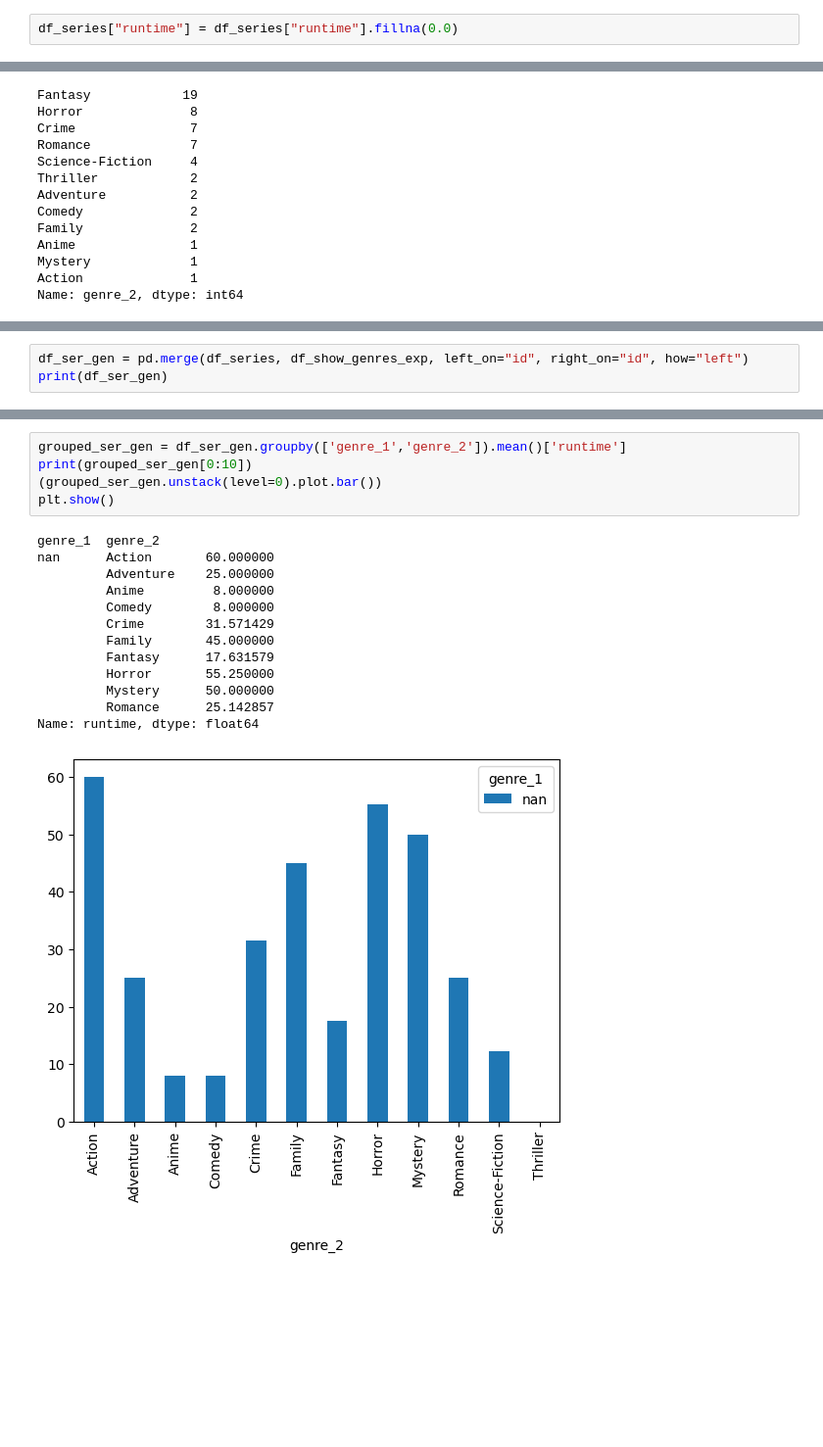
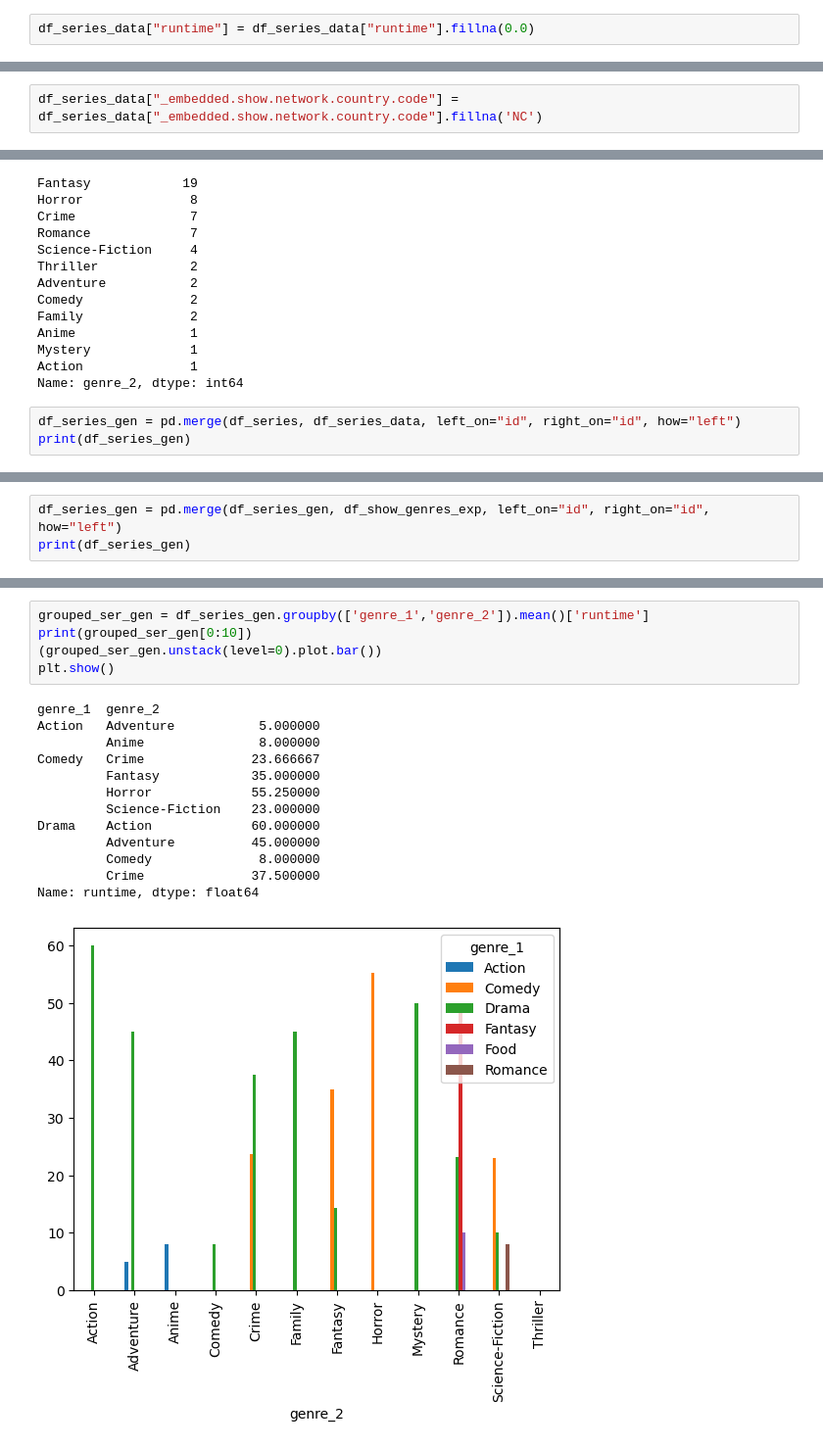
Before and after one commit to marya790/data_engineer, a Jupyter notebook: src/profiler.ipynb, the cells around one changed output, grey strips where cells are left out. Shown at 98% size. Cells and saved outputs as stored; diff of their text form; blank space fills up the shorter version.

```diff
--- a/src/profiler.ipynb
+++ b/src/profiler.ipynb
@@ -269,4 +312,4 @@ Data columns (total 11 columns):
 dtypes: float64(2), int64(3), object(6)
 memory usage: 7.9+ KB
 # %%
-df_series["runtime"] = df_series["runtime"].fillna(0.0)
+df_series_data["runtime"] = df_series_data["runtime"].fillna(0.0)
@@ -273 +327,3 @@ df_series["runtime"] = df_series["runtime"].fillna(0.0)
+# %%
+df_series_data["_embedded.show.network.country.code"] = df_series_data["_embedded.show.network.country.code"].fillna('NC')
 # %%
@@ -412,3 +454,6 @@ Anime               1
 Mystery             1
 Action              1
 Name: genre_2, dtype: int64
+# %%
+df_series_gen = pd.merge(df_series, df_series_data, left_on="id", right_on="id", how="left")
+print(df_series_gen)
@@ -415,6 +478,6 @@ Name: genre_2, dtype: int64
 # %%
-df_ser_gen = pd.merge(df_series, df_show_genres_exp, left_on="id", right_on="id", how="left")
-print(df_ser_gen)
+df_series_gen = pd.merge(df_series_gen, df_show_genres_exp, left_on="id", right_on="id", how="left")
+print(df_series_gen)
 # %% [output]
          id                                                url           name  \
 0   2604879  https://www.tvmaze.com/episodes/2604879/na-str...       Серия 13
@@ -436,19 +499,19 @@ print(df_ser_gen)
 # %%
-grouped_ser_gen = df_ser_gen.groupby(['genre_1','genre_2']).mean()['runtime']
+grouped_ser_gen = df_series_gen.groupby(['genre_1','genre_2']).mean()['runtime']
 print(grouped_ser_gen[0:10])
 (grouped_ser_gen.unstack(level=0).plot.bar())
 plt.show()
 # %% [output]
 genre_1  genre_2
-nan      Action       60.000000
-         Adventure    25.000000
-         Anime         8.000000
-         Comedy        8.000000
-         Crime        31.571429
-         Family       45.000000
-         Fantasy      17.631579
-         Horror       55.250000
-         Mystery      50.000000
-         Romance      25.142857
+Action   Adventure           5.000000
+         Anime               8.000000
+Comedy   Crime              23.666667
+         Fantasy            35.000000
+         Horror             55.250000
+         Science-Fiction    23.000000
+Drama    Action             60.000000
+         Adventure          45.000000
+         Comedy              8.000000
+         Crime              37.500000
 Name: runtime, dtype: float64
-[figure, old version]
+[figure, new version]
```
Also changed, not shown: parts of 35 cells of this notebook.
